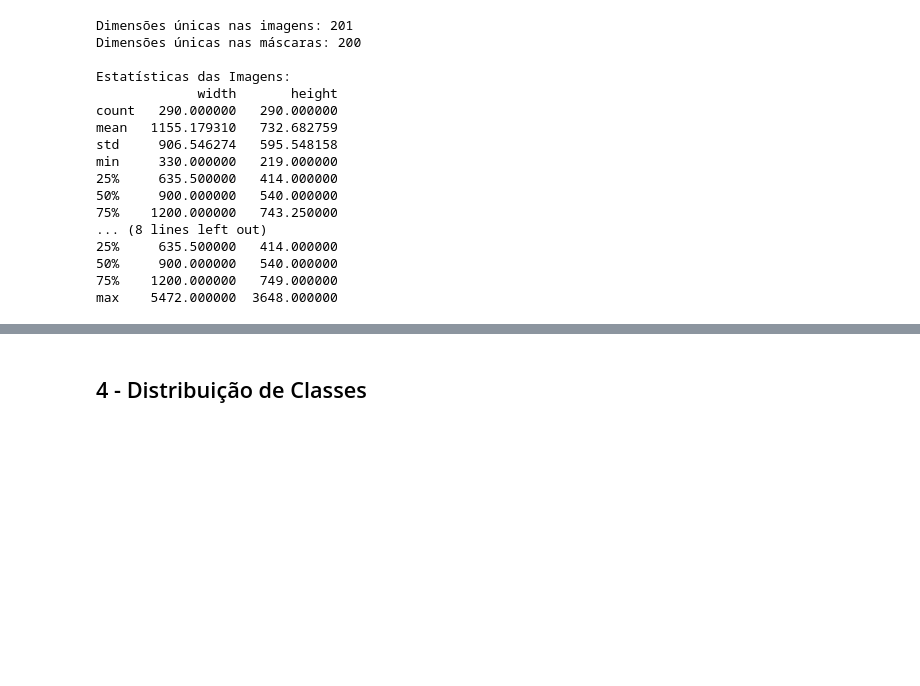
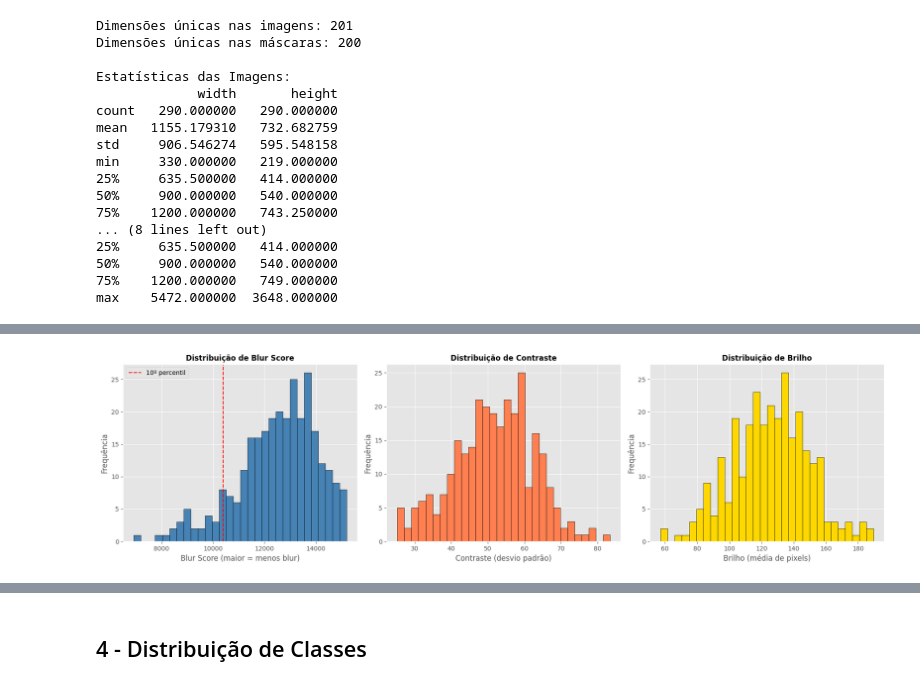
Before and after one commit to Alan-oliveir/squad-4_segmentacao_areas_inundacao, a Jupyter notebook: notebooks/squad_4_segmentacao_areas_inundacao.ipynb, the cells around one changed output, grey strips where cells are left out. Saved outputs shown, nothing was run; the diff lists cells and outputs as text; code cells hidden in the pictures; blank space fills up the shorter version.

```diff
--- a/notebooks/squad_4_segmentacao_areas_inundacao.ipynb
+++ b/notebooks/squad_4_segmentacao_areas_inundacao.ipynb
@@ -451,0 +859,25 @@ max    5472.000000  3648.000000
+# %%
+# Visualizar distribuições de qualidade
+fig, axes = plt.subplots(1, 3, figsize=(18, 5))
+
+axes[0].hist(quality_df['blur_score'], bins=30, color='steelblue', edgecolor='black')
+axes[0].set_title('Distribuição de Blur Score', fontsize=12, fontweight='bold')
+axes[0].set_xlabel('Blur Score (maior = menos blur)')
+axes[0].set_ylabel('Frequência')
+axes[0].axvline(quality_df['blur_score'].quantile(0.1), color='red', linestyle='--', label='10º percentil')
+axes[0].legend()
+
+axes[1].hist(quality_df['contrast'], bins=30, color='coral', edgecolor='black')
+axes[1].set_title('Distribuição de Contraste', fontsize=12, fontweight='bold')
+axes[1].set_xlabel('Contraste (desvio padrão)')
+axes[1].set_ylabel('Frequência')
+
+axes[2].hist(quality_df['brightness'], bins=30, color='gold', edgecolor='black')
+axes[2].set_title('Distribuição de Brilho', fontsize=12, fontweight='bold')
+axes[2].set_xlabel('Brilho (média de pixels)')
+axes[2].set_ylabel('Frequência')
+
+plt.tight_layout()
+plt.show()
+# %% [output]
+[figure, added]
```
Also changed, not shown: parts of 22 cells of this notebook.
